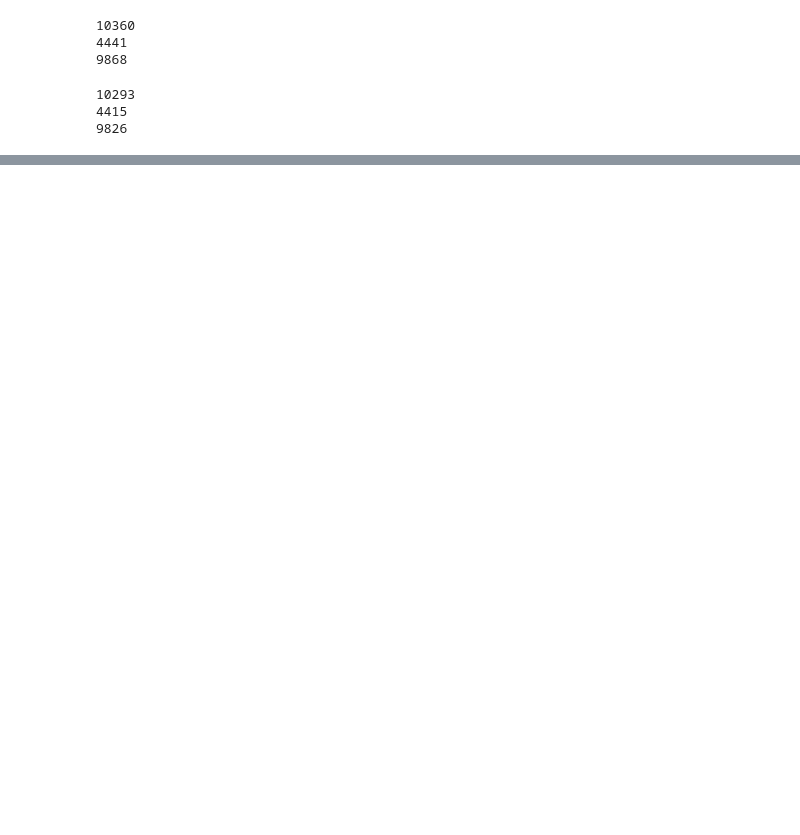
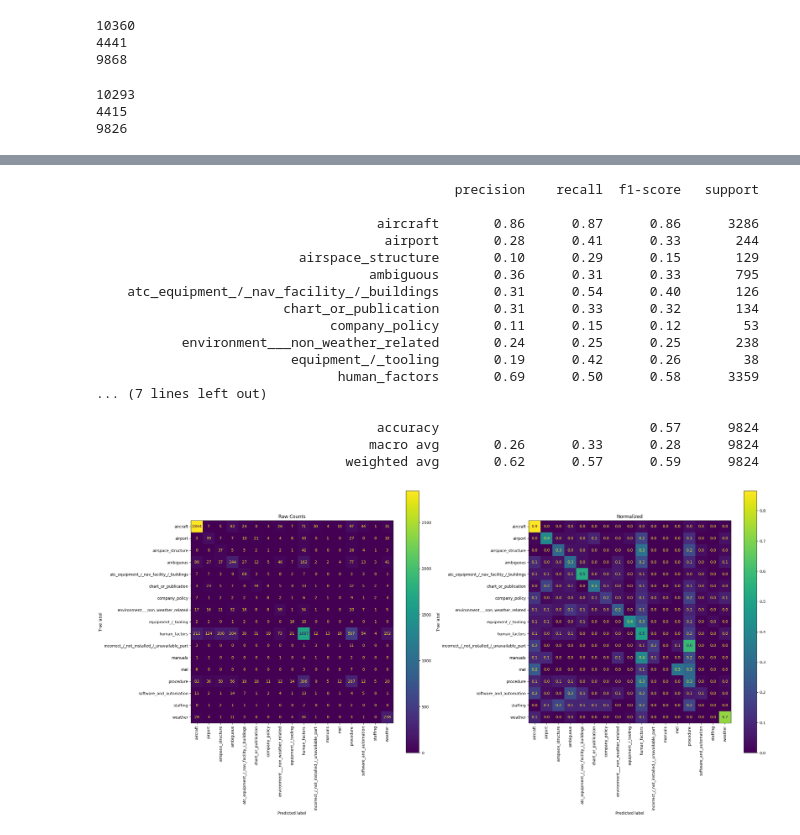
Before and after one commit to sookiemonster/asrs-problem-factor-analysis, a Jupyter notebook: analysis/event_nb_classification.ipynb, the cells around one changed output, grey strips where cells are left out. Cells and saved outputs as stored; diff of their text form; code cells hidden in the pictures; blank space fills up the shorter version.

```diff
--- a/analysis/event_nb_classification.ipynb
+++ b/analysis/event_nb_classification.ipynb
@@ -130,0 +236,22 @@ print(classification_report(testY, rfc.predict(testX)))
+# %%
+# Remove logbook_entries to allow SMOTE to use more neighbors
+trainX_noLB = trainX.copy()
+trainY_noLB = trainY.copy()
+
+for index, value in trainY_noLB.items():
+    if value == "logbook_entry":
+        trainX_noLB.drop(index, inplace=True)
+        trainY_noLB.drop(index, inplace=True)
+
+testX_noLB = testX.copy()
+testY_noLB = testY.copy()
+
+for index, value in testY_noLB.items():
+    if value == "logbook_entry":
+        testX_noLB.drop(index, inplace=True)
+        testY_noLB.drop(index, inplace=True)
+# %%
+rfc_bal_noLB = RandomForestClassifier(class_weight="balanced")
+smt_defaultNeighbors = SMOTE(k_neighbors=10)
+# %%
+smote_trainXnoLB, smote_trainYnoLB = smt_defaultNeighbors.fit_resample(trainX_noLB, trainY_noLB)
@@ -130,0 +266,22 @@ print(classification_report(testY, rfc.predict(testX)))
+# %%
+predY_bal_noLB = rfc_bal_noLB.predict(testX_noLB)
+visualize_eval(testY_noLB, predY_bal_noLB, "RFC Balanced No Logbook")
+# %% [output]
+                                              precision    recall  f1-score   support
+
+                                    aircraft       0.86      0.87      0.86      3286
+                                     airport       0.28      0.41      0.33       244
+                          airspace_structure       0.10      0.29      0.15       129
+                                   ambiguous       0.36      0.31      0.33       795
+    atc_equipment_/_nav_facility_/_buildings       0.31      0.54      0.40       126
+                        chart_or_publication       0.31      0.33      0.32       134
+                              company_policy       0.11      0.15      0.12        53
+           environment___non_weather_related       0.24      0.25      0.25       238
+                         equipment_/_tooling       0.19      0.42      0.26        38
+                               human_factors       0.69      0.50      0.58      3359
+... (7 lines left out)
+
+                                    accuracy                           0.57      9824
+                                   macro avg       0.26      0.33      0.28      9824
+                                weighted avg       0.62      0.57      0.59      9824
+[figure, added]
```
Also changed, not shown: parts of 21 cells of this notebook.
